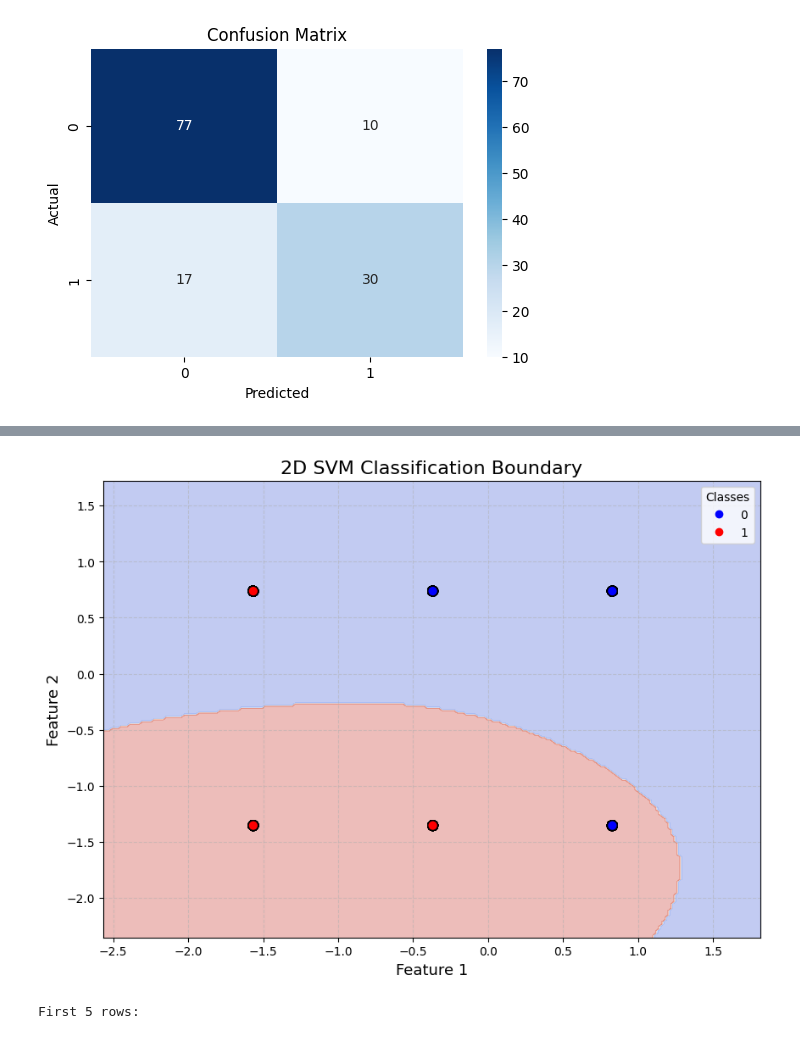
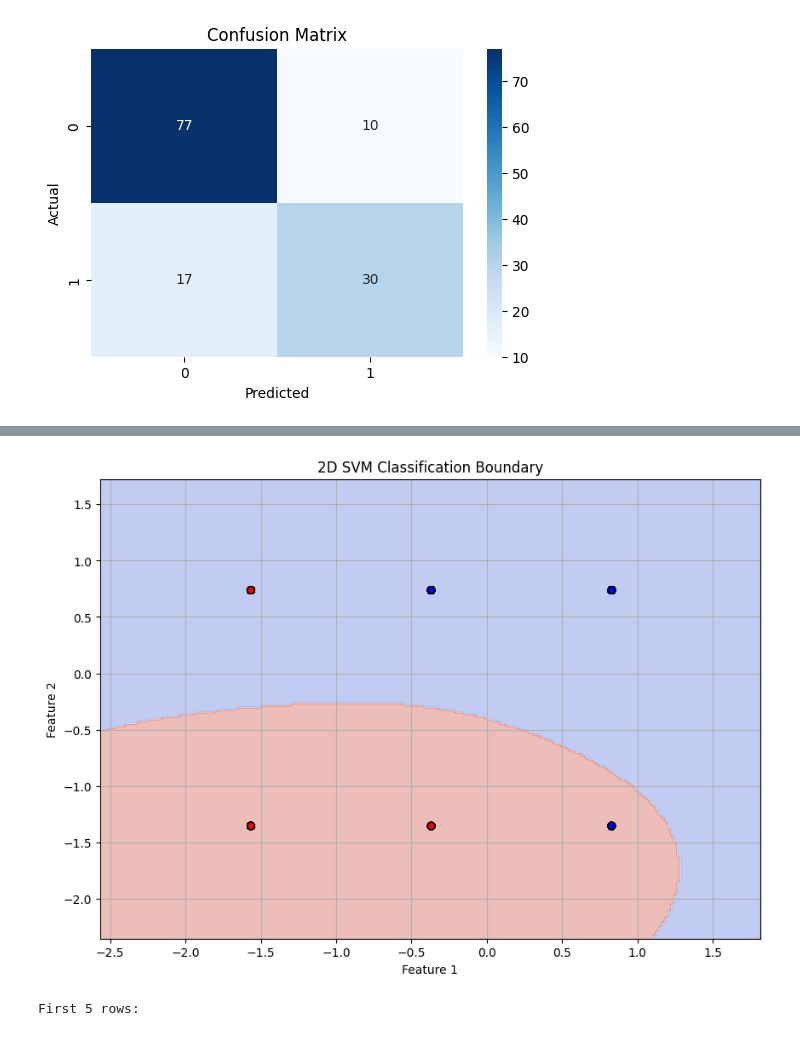
Before and after one commit to aronnaiqbal/220153_SMV, a Jupyter notebook: 220153_SVM.ipynb, the cells around one changed output, grey strips where cells are left out. Saved outputs shown, nothing was run; the diff lists cells and outputs as text; code cells hidden in the pictures.

```diff
--- a/220153_SVM.ipynb
+++ b/220153_SVM.ipynb
@@ -29,6 +23,7 @@ Mounted at /content/drive
 # %%
-path = "/content/drive/MyDrive/ML_dataset/Titanic-Dataset.csv"
-df = pd.read_csv(path)
+url = "https://raw.githubusercontent.com/aronnaiqbal/220153_SMV/refs/heads/main/dataset/Titanic-Dataset.csv"
+
+df = pd.read_csv(url)
 
 df.head()
 # %% [output]
@@ -63,2 +59,6 @@ dtype: int64
 # %%
-df.drop(['PassengerId','Name','Ticket','Cabin'], axis=1, inplace=True)
+columns_to_drop = ['PassengerId', 'Name', 'Ticket', 'Cabin']
+
+df.drop(columns=columns_to_drop, inplace=True, errors='ignore')
+
+print(df.head())
@@ -252,67 +214,36 @@ print(results.head(10))
 # %%
-from sklearn.svm import SVC
-import matplotlib.pyplot as plt
-import numpy as np
-
-# Use first 2 features for visualization
 X_plot = X_scaled[:, :2]
 
-# Train SVM model
 model_2d = SVC(kernel='rbf')
 model_2d.fit(X_plot, y)
 
-# Create mesh grid
-x_min, x_max = X_plot[:, 0].min()-1, X_plot[:, 0].max()+1
-y_min, y_max = X_plot[:, 1].min()-1, X_plot[:, 1].max()+1
+x_min, x_max = X_plot[:,0].min()-1, X_plot[:,0].max()+1
+y_min, y_max = X_plot[:,1].min()-1, X_plot[:,1].max()+1
 
 xx, yy = np.meshgrid(
-    np.arange(x_min, x_max, 0.02),
-    np.arange(y_min, y_max, 0.02)
+    np.arange(x_min,x_max,0.02),
+    np.arange(y_min,y_max,0.02)
 )
 
-# Predict each mesh point
 Z = model_2d.predict(np.c_[xx.ravel(), yy.ravel()])
 Z = Z.reshape(xx.shape)
 
-# Plot
 plt.figure(figsize=(10,7))
-
-# Decision boundary colors
-plt.contourf(
-    xx, yy, Z,
-    alpha=0.35,
-    cmap='coolwarm'   # changed color map
+plt.contourf(xx,yy,Z,alpha=0.35,cmap='coolwarm')
+plt.scatter(
+    X_plot[:,0],
+    X_plot[:,1],
+    c=y,
+    cmap='bwr',
+    edgecolors='black'
 )
-
-# Plot data points
-scatter = plt.scatter(
-    X_plot[:, 0],
-    X_plot[:, 1],
-    c=y,
-    cmap='bwr',       # blue-red points
-    edgecolors='black',
-    s=70
-)
-
-# Labels and title
-plt.xlabel("Feature 1", fontsize=13)
-plt.ylabel("Feature 2", fontsize=13)
-plt.title("2D SVM Classification Boundary", fontsize=16)
-
-# Legend
-plt.legend(*scatter.legend_elements(),
-           title="Classes",
-           loc="upper right")
-
-# Grid
-plt.grid(True, linestyle='--', alpha=0.5)
-
-# Save image
-plt.savefig("2D_SVM_Classification.png", dpi=300, bbox_inches='tight')
-
+plt.title("2D SVM Classification Boundary")
+plt.xlabel("Feature 1")
+plt.ylabel("Feature 2")
+plt.grid()
 plt.show()
 # %% [output]
-[figure, old version]
+[figure, new version]
 # %%
 print("First 5 rows:")
 df.head()
```
Also changed, not shown: parts of 7 cells of this notebook.
